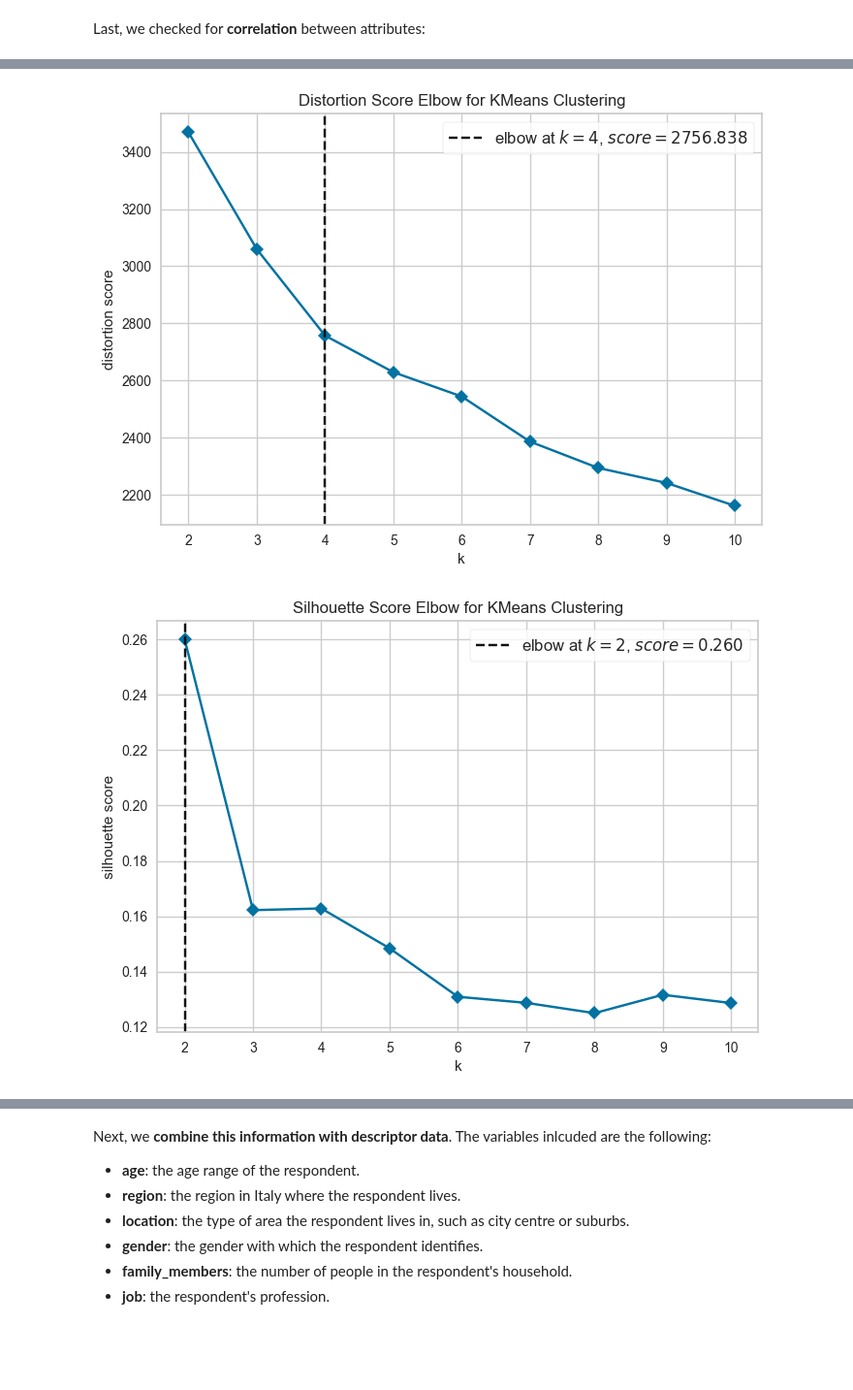
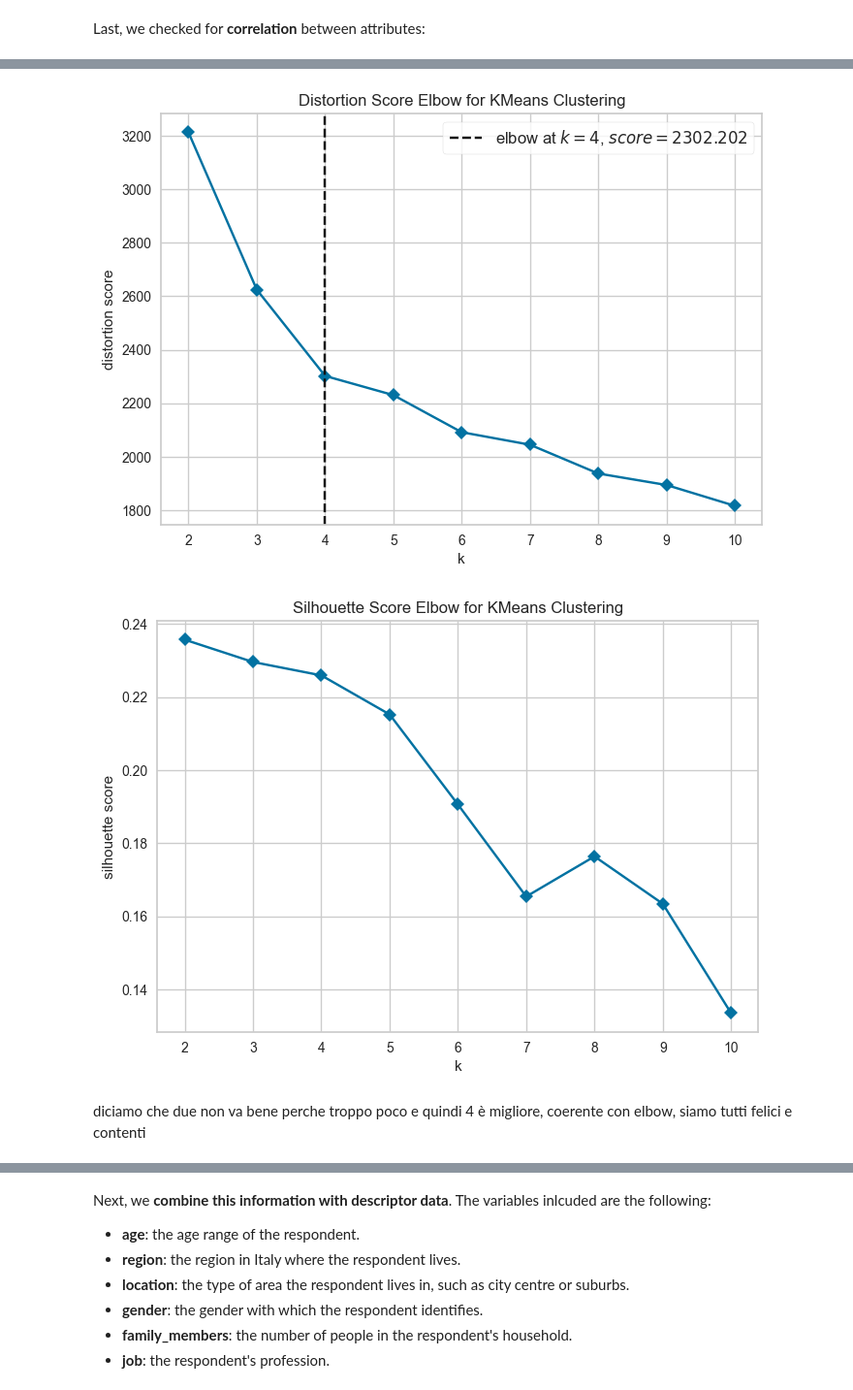
Before and after one commit to AngelicaLongo/Marketing-analytics-, a Jupyter notebook: segmentation.ipynb, the cells around one changed output, grey strips where cells are left out. Shown at 97% size. Cells and saved outputs as stored; diff of their text form; code cells hidden in the pictures; blank space fills up the shorter version.

```diff
--- a/segmentation.ipynb
+++ b/segmentation.ipynb
@@ -208,3 +208,16 @@ for i in range(index + 1, len(axes)):
 plt.show()
 # %% [output]
 [figure]
+# %%
+sns.set(style="whitegrid")
+
+df_melted = segmentation_data.melt(var_name='Variable', value_name='Value')
+
+plt.figure(figsize=(12, 6))
+sns.boxplot(x='Variable', y='Value', data=df_melted, palette='Set2')
+plt.title('Boxplots of Each Variable', fontsize=14, fontweight='bold')
+plt.xlabel('')
+plt.ylabel('Value')
+plt.xticks(rotation=45)
+plt.tight_layout()
+plt.show()
@@ -221,0 +244,3 @@ plt.show()
+# %%
+segmentation_data['speed_n_simplicity'] = segmentation_data[['cooking_speed', 'cooking_simplicity']].mean(axis=1)
+segmentation_data.drop(['cooking_speed', 'cooking_simplicity', 'low_impact_environment'], axis=1, inplace=True)
@@ -234,13 +325,15 @@ visualizer = KElbowVisualizer(model,timings=False)
 visualizer.fit(segmentation_data)
 visualizer.show();
 # %% [output]
-[figure, old version]
+[figure, new version]
 # %%
-visualizer = KElbowVisualizer(model,metric='silhouette',timings=False)
+visualizer = KElbowVisualizer(model,metric='silhouette',timings=False, locate_elbow= False)
 visualizer.fit(segmentation_data)
 visualizer.show();
 # %% [output]
-[figure, old version]
+[figure, new version]
+# %% [markdown]
+diciamo che due non va bene perche troppo poco e quindi 4 è migliore, coerente con elbow, siamo tutti felici e contenti
 # %% [markdown]
 From these two graphs, we can see that optimal number of clusters could be 3 or 4.
 
```
Also changed, not shown: parts of 29 cells of this notebook.
